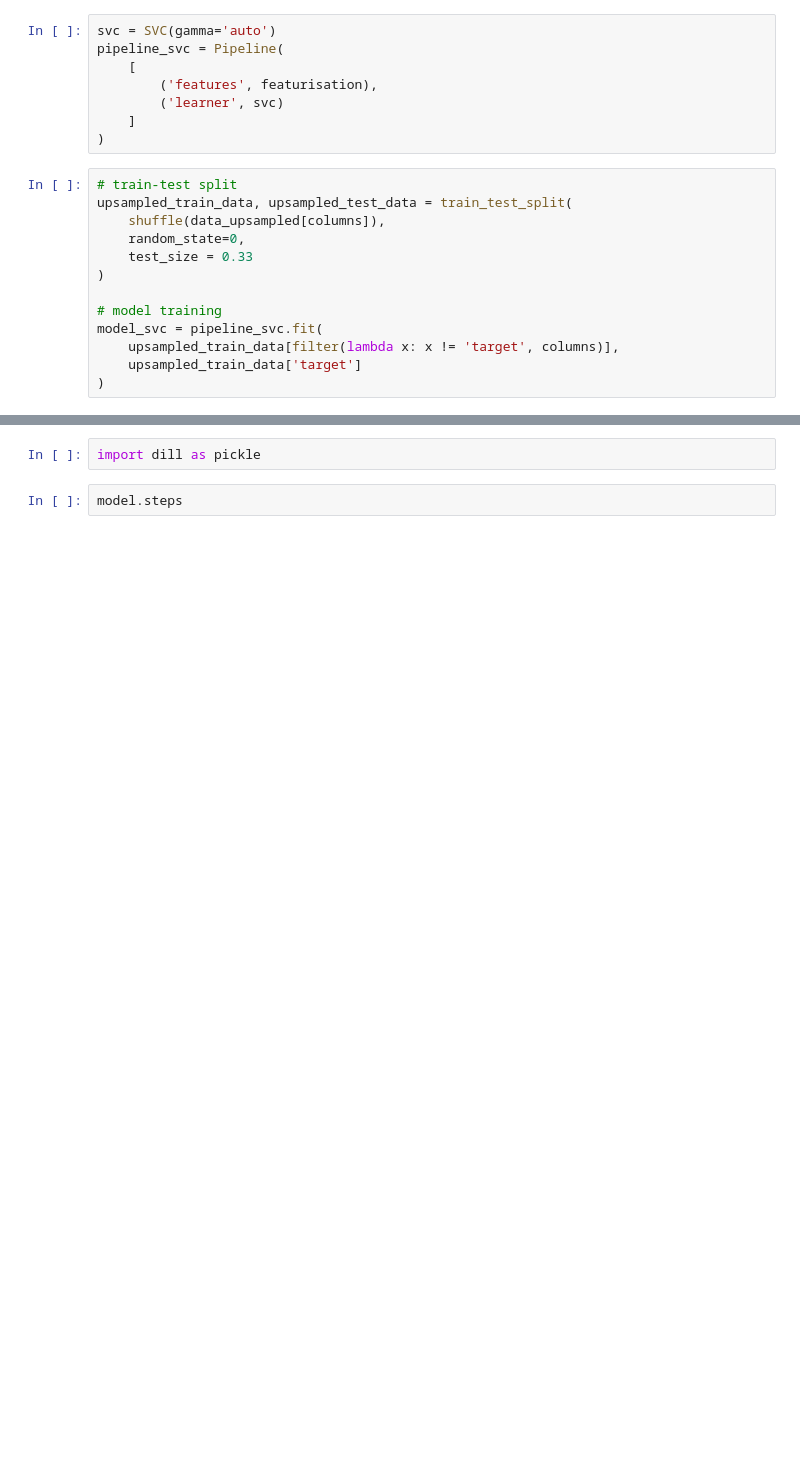
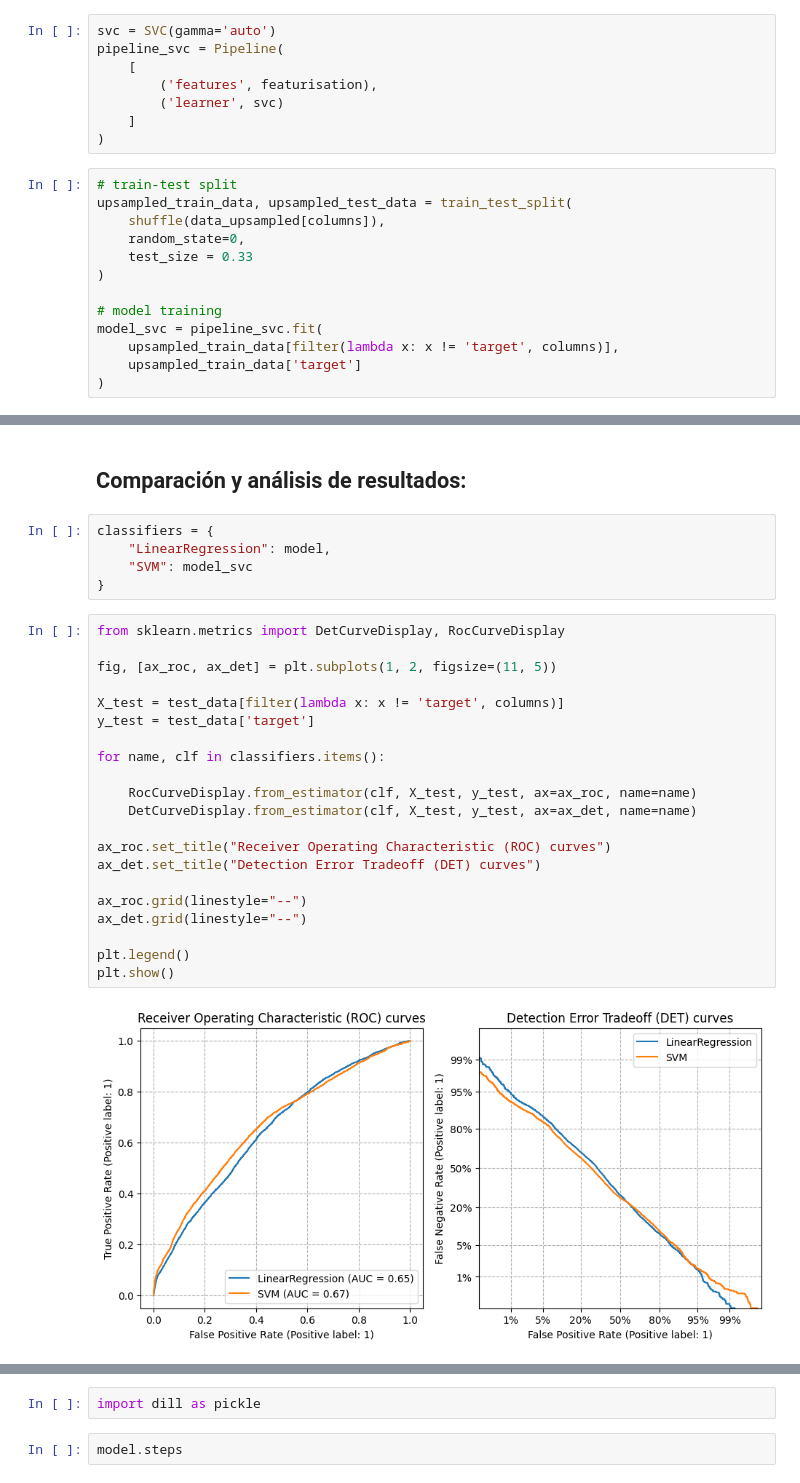
Before and after one commit to Diego-II/challenge-neueralworks, a Jupyter notebook: notebooks/model.ipynb, the cells around one changed output, grey strips where cells are left out. Drawn from its saved outputs; the diff is of its cells as text; blank space fills up the shorter version.

Commit message:
fix in notebook and add ROC curve of models

```diff
--- a/notebooks/model.ipynb
+++ b/notebooks/model.ipynb
@@ -274,0 +291,30 @@ Confusion Matrix:
+# %% [markdown]
+## Comparación y análisis de resultados:
+# %%
+classifiers = {
+    "LinearRegression": model,
+    "SVM": model_svc
+}
+# %%
+from sklearn.metrics import DetCurveDisplay, RocCurveDisplay
+
+fig, [ax_roc, ax_det] = plt.subplots(1, 2, figsize=(11, 5))
+
+X_test = test_data[filter(lambda x: x != 'target', columns)]
+y_test = test_data['target']
+
+for name, clf in classifiers.items():
+
+    RocCurveDisplay.from_estimator(clf, X_test, y_test, ax=ax_roc, name=name)
+    DetCurveDisplay.from_estimator(clf, X_test, y_test, ax=ax_det, name=name)
+
+ax_roc.set_title("Receiver Operating Characteristic (ROC) curves")
+ax_det.set_title("Detection Error Tradeoff (DET) curves")
+
+ax_roc.grid(linestyle="--")
+ax_det.grid(linestyle="--")
+
+plt.legend()
+plt.show()
+# %% [output]
+[figure, added]
```
Also changed, not shown: parts of 16 cells of this notebook.
